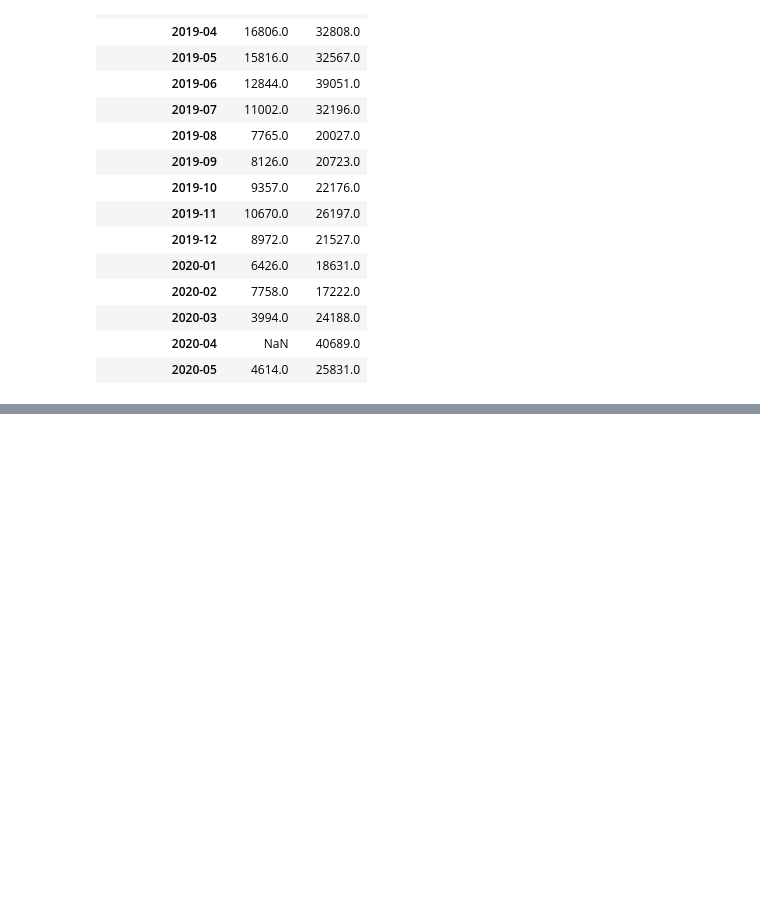
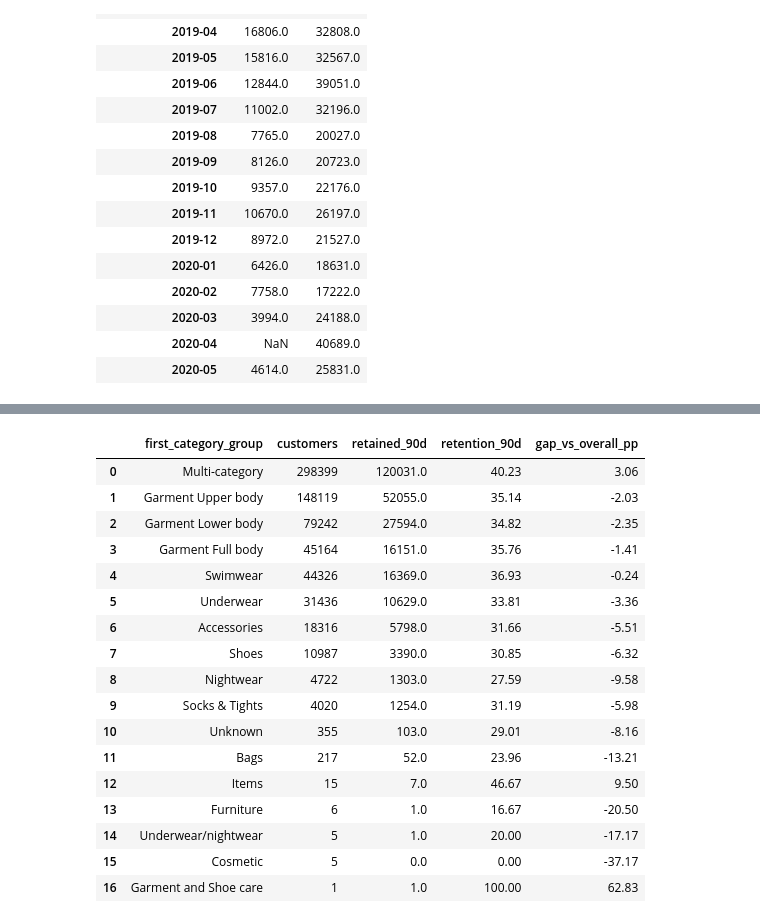
Before and after one commit to nastyaluziw-ux/hm-customer-retention-analysis, a Jupyter notebook: notebooks/01_retention_data_preparation.ipynb, the cells around one changed output, grey strips where cells are left out. Cells and saved outputs as stored; diff of their text form; code cells hidden in the pictures; blank space fills up the shorter version.

```diff
--- a/notebooks/01_retention_data_preparation.ipynb
+++ b/notebooks/01_retention_data_preparation.ipynb
@@ -2019,0 +2175,38 @@ channel_counts
+# %%
+category_retention = con.sql("""
+SELECT
+    f.first_category_group,
+    COUNT(*) AS customers,
+    SUM(l.ret_90d) AS retained_90d,
+    ROUND(100.0 * AVG(l.ret_90d), 2) AS retention_90d,
+    ROUND(
+        100.0 * (AVG(l.ret_90d) - 0.3717),
+        2
+    ) AS gap_vs_overall_pp
+FROM first_purchase_features AS f
+LEFT JOIN customer_lifecycle AS l
+    ON f.customer_id = l.customer_id
+GROUP BY f.first_category_group
+ORDER BY customers DESC
+""").df()
+
+category_retention
+# %% [output]
+|  | first_category_group | customers | retained_90d | retention_90d | gap_vs_overall_pp |
+| 0 | Multi-category | 298399 | 120031.0 | 40.23 | 3.06 |
+| 1 | Garment Upper body | 148119 | 52055.0 | 35.14 | -2.03 |
+| 2 | Garment Lower body | 79242 | 27594.0 | 34.82 | -2.35 |
+| 3 | Garment Full body | 45164 | 16151.0 | 35.76 | -1.41 |
+| 4 | Swimwear | 44326 | 16369.0 | 36.93 | -0.24 |
+| 5 | Underwear | 31436 | 10629.0 | 33.81 | -3.36 |
+| 6 | Accessories | 18316 | 5798.0 | 31.66 | -5.51 |
+| 7 | Shoes | 10987 | 3390.0 | 30.85 | -6.32 |
+| 8 | Nightwear | 4722 | 1303.0 | 27.59 | -9.58 |
+| 9 | Socks & Tights | 4020 | 1254.0 | 31.19 | -5.98 |
+| 10 | Unknown | 355 | 103.0 | 29.01 | -8.16 |
+| 11 | Bags | 217 | 52.0 | 23.96 | -13.21 |
+| 12 | Items | 15 | 7.0 | 46.67 | 9.50 |
+| 13 | Furniture | 6 | 1.0 | 16.67 | -20.50 |
+| 14 | Underwear/nightwear | 5 | 1.0 | 20.00 | -17.17 |
+| 15 | Cosmetic | 5 | 0.0 | 0.00 | -37.17 |
+| 16 | Garment and Shoe care | 1 | 1.0 | 100.00 | 62.83 |
```
Also changed, not shown: parts of 5 cells of this notebook.
